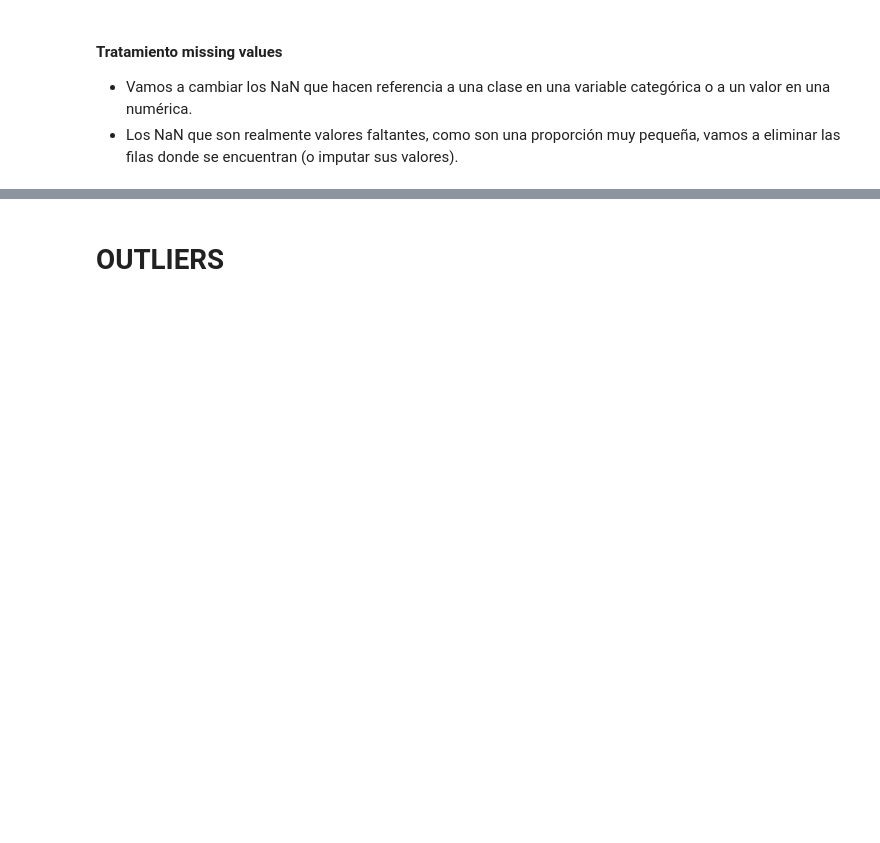
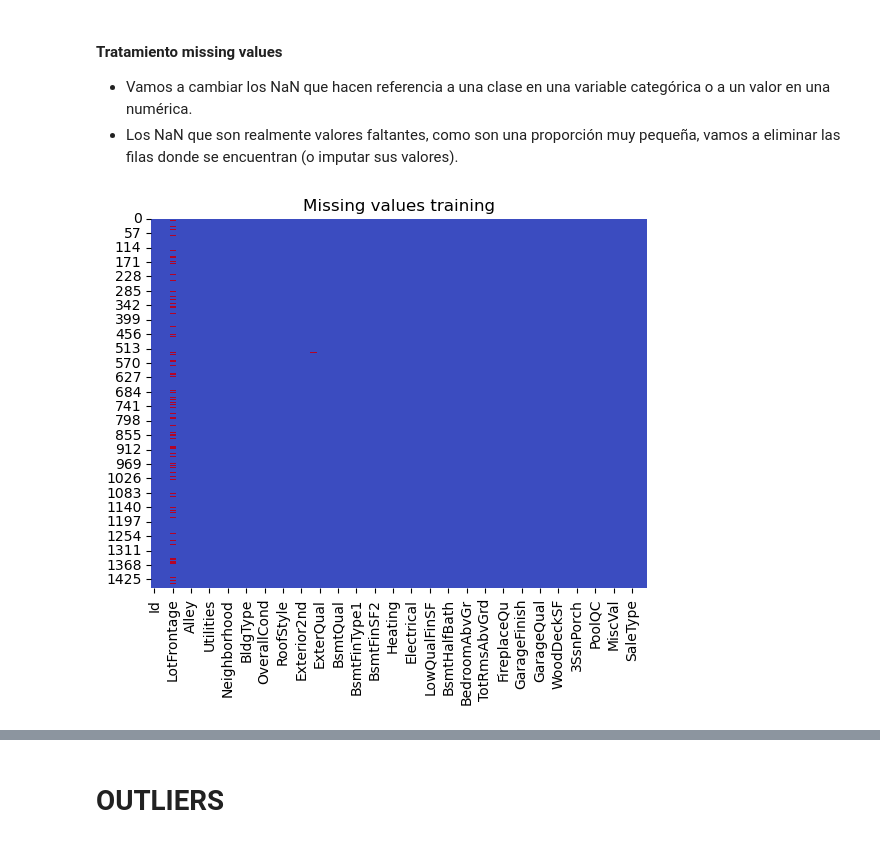
Before and after one commit to mmarzap19/SuperPoderosas, a Jupyter notebook: Mojo_jojo.ipynb, the cells around one changed output, grey strips where cells are left out. Saved outputs shown, nothing was run; the diff lists cells and outputs as text; code cells hidden in the pictures; blank space fills up the shorter version.

```diff
--- a/Mojo_jojo.ipynb
+++ b/Mojo_jojo.ipynb
@@ -241,11 +242,18 @@ De las variables con NaN, solo en "LotFrontage" y "MasVnrType" se han considerad
 - Vamos a cambiar los NaN que hacen referencia a una clase en una variable categórica o a un valor en una numérica.
 - Los NaN que son realmente valores faltantes, como son una proporción muy pequeña, vamos a eliminar las filas donde se encuentran (o imputar sus valores).
 # %%
-caract_clase_NA = ['Alley','MasVnrType','BsmtQual','BsmtCond','BsmtExposure','BsmtFinType1','BsmtFinType2','FireplaceQu','GarageType','GarageFinish','GarageQual','GarageCond','PoolQC','Fence','MiscFeature']
-caract_nan = ['LotFrontage','MasVnrArea','Electrical','GarageYrBlt','MSZoning','Utilities','Exterior1st','Exterior2nd','BsmtFinSF1','BsmtFinSF2','BsmtUnfSF','TotalBsmtSF','BsmtFullBath','BsmtHalfBath','KitchenQual','Functional','GarageCars','GarageArea','SaleType']
+caract_clase_NA = ['Alley','MasVnrType','BsmtQual','GarageYrBlt','BsmtCond','BsmtExposure','BsmtFinType1','BsmtFinType2','FireplaceQu','GarageType','GarageFinish','GarageQual','GarageCond','PoolQC','Fence','MiscFeature']
 
 # Cambiamos el valor nan por una clase 'No hay'
 for caract in caract_clase_NA:
     train_dataset[caract] = train_dataset[caract].fillna('No hay')
     test_dataset[caract] = test_dataset[caract].fillna('No hay')
+
+
+matriz_train_null = train_dataset.isnull()
+sns.heatmap(matriz_train_null, cbar=False, cmap='coolwarm')
+plt.title("Missing values training")
+plt.show()
+# %% [output]
+[figure, added]
 # %%
```
Also changed, not shown: parts of 6 cells of this notebook.
